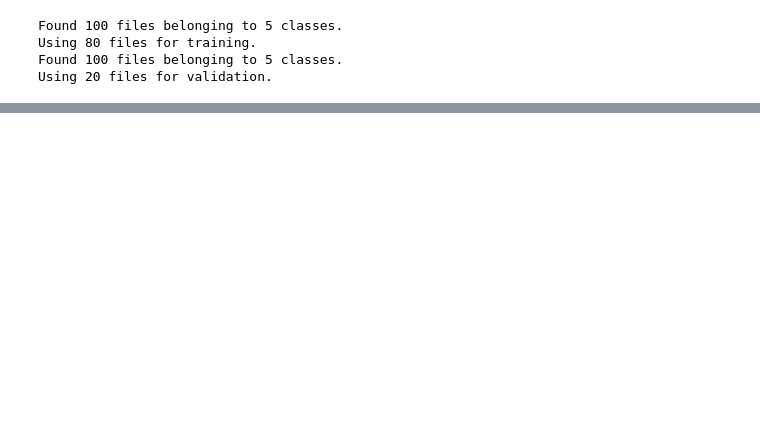
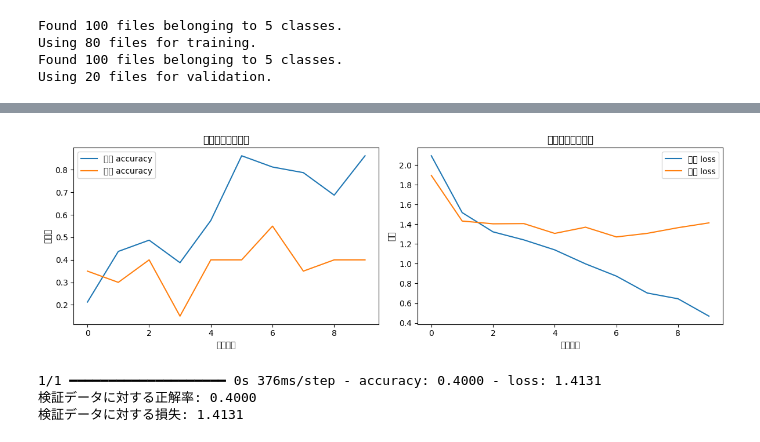
Before and after one commit to IshimaruNozomi/Hack-1_2025, a Jupyter notebook: bot/bunrui.ipynb, the cells around one changed output, grey strips where cells are left out. Saved outputs shown, nothing was run; the diff lists cells and outputs as text; code cells hidden in the pictures; blank space fills up the shorter version.

```diff
--- a/bot/bunrui.ipynb
+++ b/bot/bunrui.ipynb
@@ -168,0 +203,37 @@ I0000 00:00:1748429470.122355 24007119 mlir_graph_optimization_pass.cc:425] MLIR
+# %%
+import matplotlib.pyplot as plt
+
+# 精度（accuracy）をプロット
+plt.figure(figsize=(12, 4))
+
+plt.subplot(1, 2, 1)
+plt.plot(history.history['accuracy'], label='訓練 accuracy')
+plt.plot(history.history['val_accuracy'], label='検証 accuracy')
+plt.title('モデル精度の推移')
+plt.xlabel('エポック')
+plt.ylabel('正解率')
+plt.legend()
+
+# 損失（loss）をプロット
+plt.subplot(1, 2, 2)
+plt.plot(history.history['loss'], label='訓練 loss')
+plt.plot(history.history['val_loss'], label='検証 loss')
+plt.title('モデル損失の推移')
+plt.xlabel('エポック')
+plt.ylabel('損失')
+plt.legend()
+
+plt.tight_layout()
+plt.show()
+# %% [output]
+[figure, added]
+# %%
+# 検証データセットで評価（またはテスト用に別途用意したデータセット）
+loss, accuracy = model.evaluate(val_ds)
+
+print(f"検証データに対する正解率: {accuracy:.4f}")  # 小数点4桁（例: 0.8750 = 87.5%）
+print(f"検証データに対する損失: {loss:.4f}")
+# %% [output]
+1/1 ━━━━━━━━━━━━━━━━━━━━ 0s 376ms/step - accuracy: 0.4000 - loss: 1.4131
+検証データに対する正解率: 0.4000
+検証データに対する損失: 1.4131
```
Also changed, not shown: parts of 9 cells of this notebook, 5 other files.
